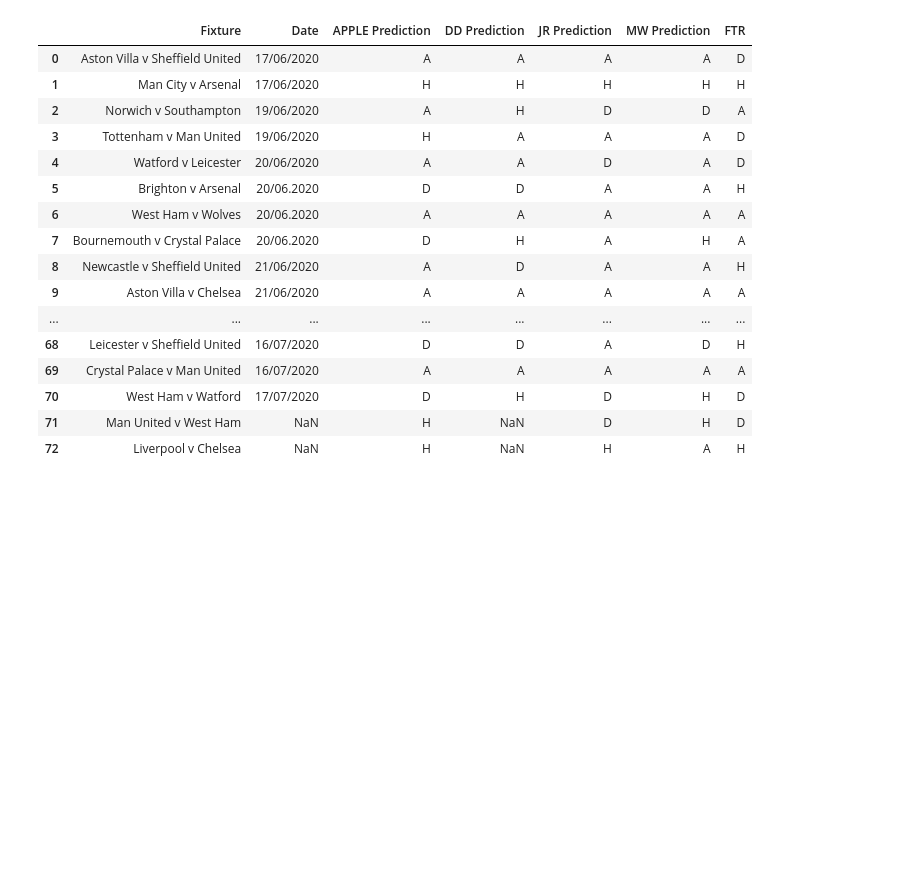
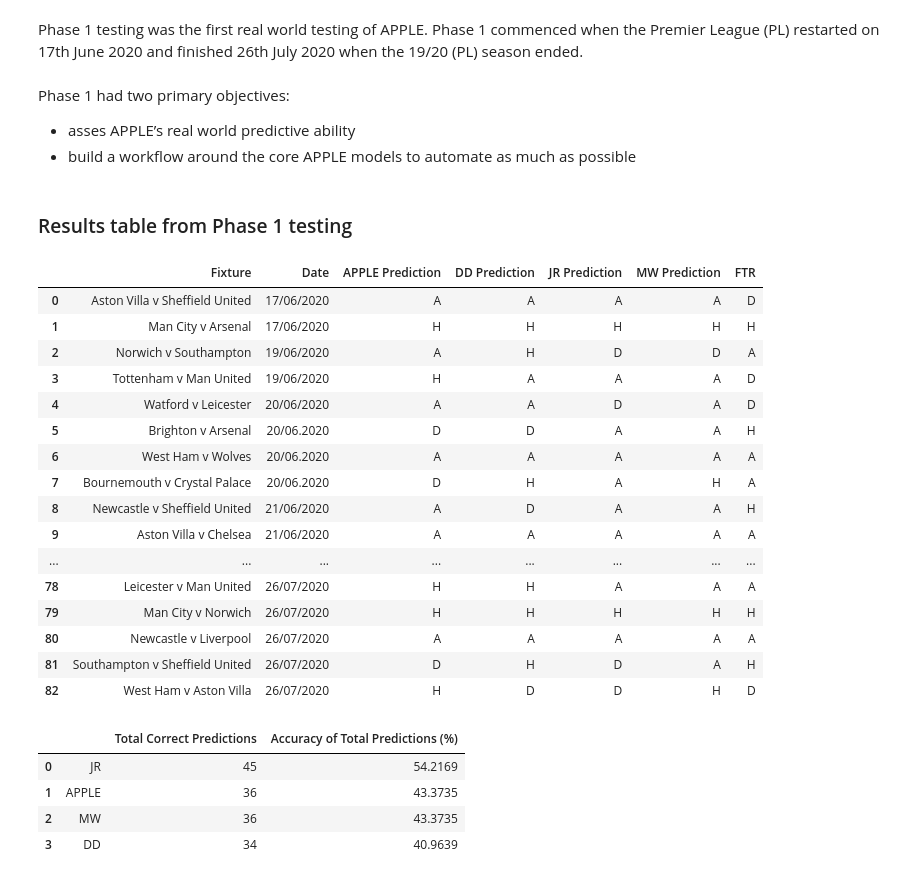
Before and after one commit to benjaminjellis/APPLE, a Jupyter notebook: docs/Phase_1/APPLE_Phase1_evaluation_results.ipynb, the cells around one changed output. Cells and saved outputs as stored; diff of their text form; code cells hidden in the pictures; blank space fills up the shorter version.

Commit message:
finished Phase_1 review, added notebook to docs dir

```diff
--- a/Untitled1.ipynb
+++ b/docs/Phase_1/APPLE_Phase1_evaluation_results.ipynb
@@ -6,20 +8,33 @@ df = pd.read_csv("/Users/benjamin/PycharmProjects/APPLE/data/predictions/running
-# %%
-display(df)
-# %% [output]
-|  | Fixture | Date | APPLE Prediction | DD Prediction | JR Prediction | MW Prediction | FTR |
-| 0 | Aston Villa v Sheffield United | 17/06/2020 | A | A | A | A | D |
-| 1 | Man City v Arsenal | 17/06/2020 | H | H | H | H | H |
-| 2 | Norwich v Southampton | 19/06/2020 | A | H | D | D | A |
-| 3 | Tottenham v Man United | 19/06/2020 | H | A | A | A | D |
-| 4 | Watford v Leicester | 20/06/2020 | A | A | D | A | D |
-| 5 | Brighton v Arsenal | 20/06.2020 | D | D | A | A | H |
-| 6 | West Ham v Wolves | 20/06.2020 | A | A | A | A | A |
-| 7 | Bournemouth v Crystal Palace | 20/06.2020 | D | H | A | H | A |
-| 8 | Newcastle v Sheffield United | 21/06/2020 | A | D | A | A | H |
-| 9 | Aston Villa v Chelsea | 21/06/2020 | A | A | A | A | A |
-| ... | ... | ... | ... | ... | ... | ... | ... |
-| 68 | Leicester v Sheffield United | 16/07/2020 | D | D | A | D | H |
-| 69 | Crystal Palace v Man United | 16/07/2020 | A | A | A | A | A |
-| 70 | West Ham v Watford | 17/07/2020 | D | H | D | H | D |
-| 71 | Man United v West Ham | NaN | H | NaN | D | H | D |
-| 72 | Liverpool v Chelsea | NaN | H | NaN | H | A | H |
+# %% [markdown]
+Phase 1 testing was the first real world testing of APPLE. Phase 1 commenced when the Premier League (PL) restarted on 17th June 2020 and finished 26th July 2020 when the 19/20 (PL)  season ended.
+# %% [markdown]
+Phase 1 had two primary objectives:
+- asses APPLE’s real world predictive ability
+- build a workflow around the core APPLE models to automate as much as possible
+# %% [markdown]
+### Results table from Phase 1 testing
+# %%
+Results().running()
+# %% [output]
+|  | Fixture | Date | APPLE Prediction | DD Prediction | JR Prediction | MW Prediction | FTR |
+| 0 | Aston Villa v Sheffield United | 17/06/2020 | A | A | A | A | D |
+| 1 | Man City v Arsenal | 17/06/2020 | H | H | H | H | H |
+| 2 | Norwich v Southampton | 19/06/2020 | A | H | D | D | A |
+| 3 | Tottenham v Man United | 19/06/2020 | H | A | A | A | D |
+| 4 | Watford v Leicester | 20/06/2020 | A | A | D | A | D |
+| 5 | Brighton v Arsenal | 20/06.2020 | D | D | A | A | H |
+| 6 | West Ham v Wolves | 20/06.2020 | A | A | A | A | A |
+| 7 | Bournemouth v Crystal Palace | 20/06.2020 | D | H | A | H | A |
+| 8 | Newcastle v Sheffield United | 21/06/2020 | A | D | A | A | H |
+| 9 | Aston Villa v Chelsea | 21/06/2020 | A | A | A | A | A |
+| ... | ... | ... | ... | ... | ... | ... | ... |
+| 78 | Leicester v Man United | 26/07/2020 | H | H | A | A | A |
+| 79 | Man City v Norwich | 26/07/2020 | H | H | H | H | H |
+| 80 | Newcastle v Liverpool | 26/07/2020 | A | A | A | A | A |
+| 81 | Southampton v Sheffield United | 26/07/2020 | D | H | D | A | H |
+| 82 | West Ham v Aston Villa | 26/07/2020 | H | D | D | H | D |
+|  |  | Total Correct Predictions | Accuracy of Total Predictions (%) |
+| 0 | JR | 45 | 54.2169 |
+| 1 | APPLE | 36 | 43.3735 |
+| 2 | MW | 36 | 43.3735 |
+| 3 | DD | 34 | 40.9639 |
```
Also changed, not shown: parts of 15 cells of this notebook, 43 other files.
